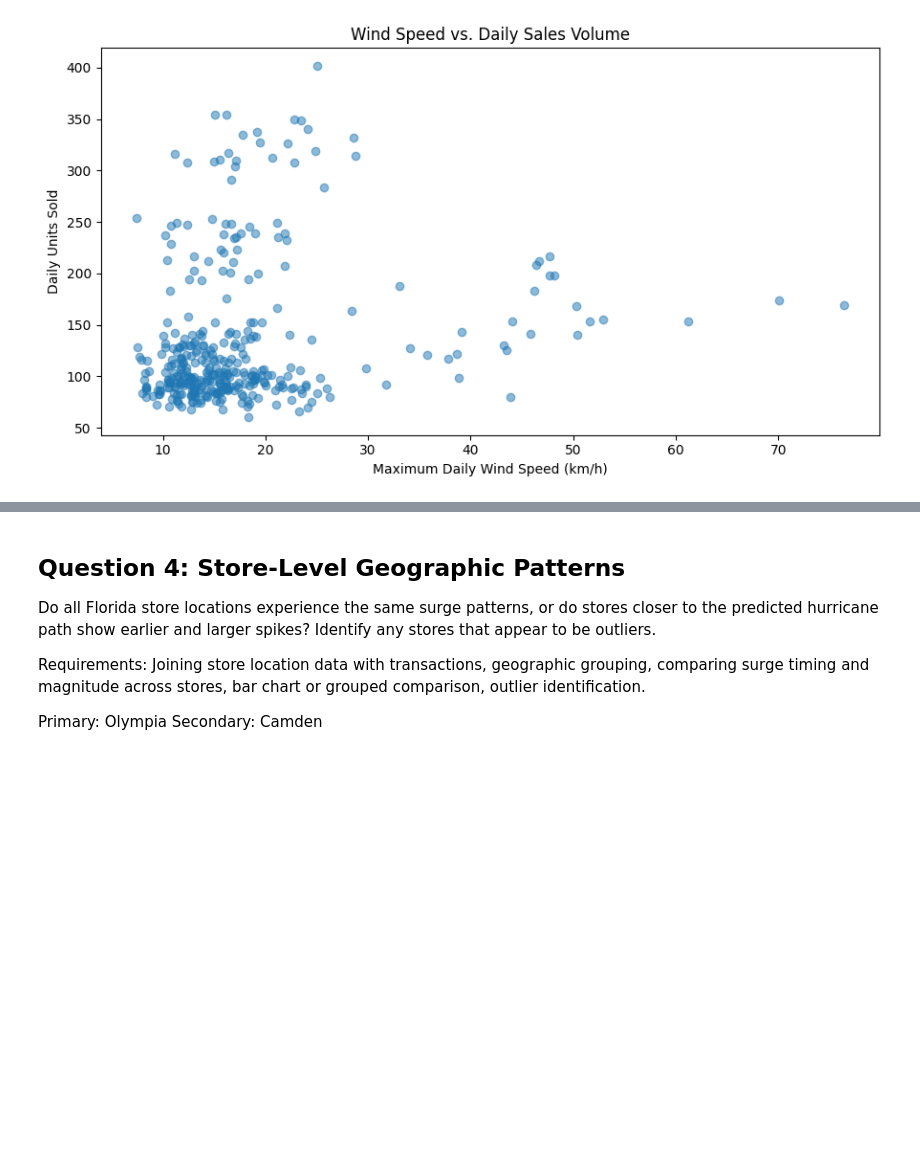
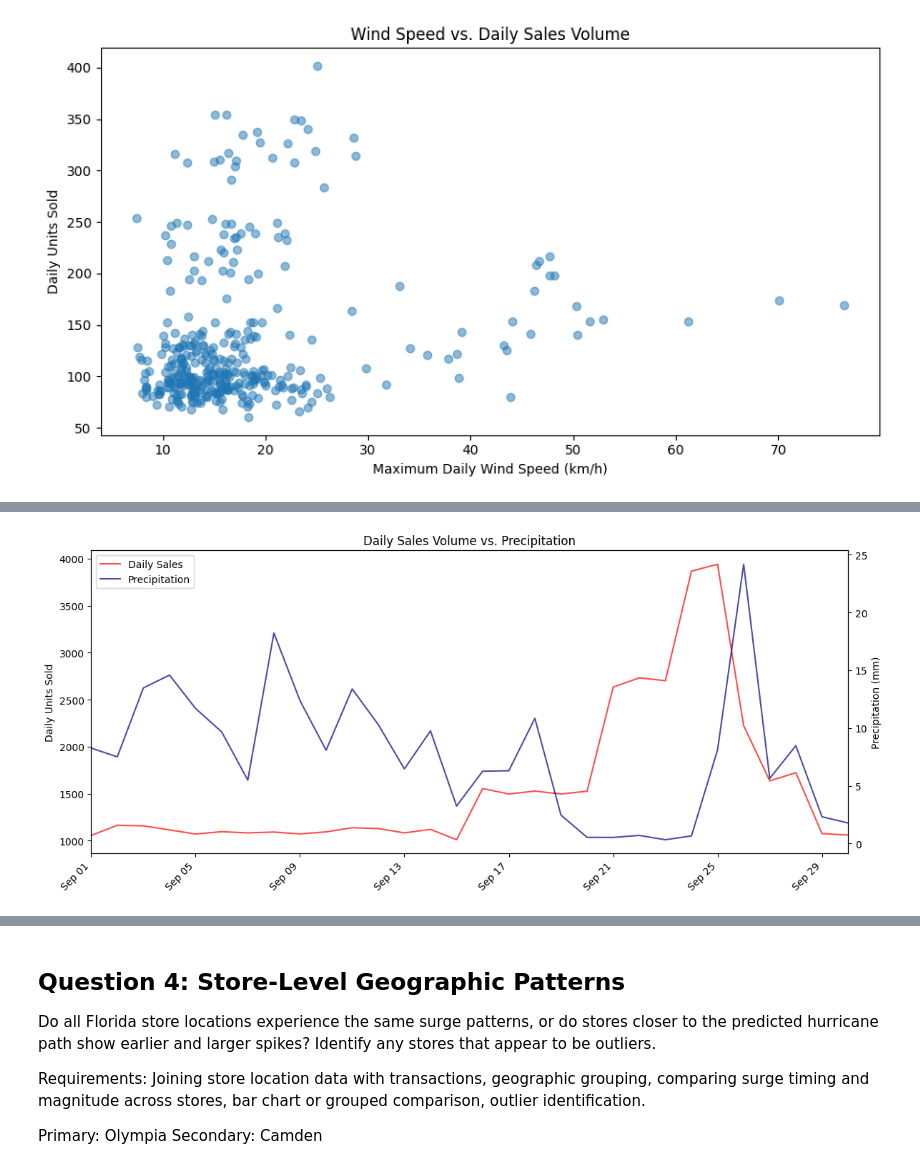
Before and after one commit to ciara-graves/walmart-hurricane-project, a Jupyter notebook: notebooks/DS2002_MidtermTeam_notebook.ipynb, the cells around one changed output, grey strips where cells are left out. Saved outputs shown, nothing was run; the diff lists cells and outputs as text; code cells hidden in the pictures; blank space fills up the shorter version.

```diff
--- a/notebooks/DS2002_MidtermTeam_notebook.ipynb
+++ b/notebooks/DS2002_MidtermTeam_notebook.ipynb
@@ -2658,0 +2838,68 @@ Weather and joined datasets saved.
+# %%
+# 13
+# Check to make sure we need to aggregate the data before plotting
+#print("Total rows:", len(sales_weather))
+#print("Unique dates:", sales_weather['date'].nunique())
+#print("Duplicate dates:", sales_weather['date'].duplicated().sum())
+# how many rows for each date
+#sales_weather.groupby('date').size().sort_values(ascending=False).head(10)
+# viz
+# Time-Series Analysis (line chart) to see how purchasing changes with precipitation
+import matplotlib.pyplot as plt
+
+# Ensure dates are datetime
+sales_weather['date'] = pd.to_datetime(sales_weather['date'])
+
+# Aggregate to one observation per day across all stores
+daily = (
+    sales_weather.groupby('date', as_index=False)
+    .agg(
+        daily_units=('daily_units', 'sum'),
+        precip_mm=('precip_mm', 'mean'),
+        wind_max=('wind_max', 'mean'),
+        pressure_mean=('pressure_mean', 'mean')
+    )
+    .sort_values('date')
+)
+
+fig, ax1 = plt.subplots(figsize=(12, 5))
+
+# Daily sales
+line1, = ax1.plot(
+    daily['date'],
+    daily['daily_units'],
+    color='red',
+    alpha=0.7,
+    label='Daily Sales'
+)
+ax1.set_ylabel('Daily Units Sold')
+
+# Precipitation
+ax2 = ax1.twinx()
+line2, = ax2.plot(
+    daily['date'],
+    daily['precip_mm'],
+    color='navy',
+    alpha=0.7,
+    label='Precipitation'
+)
+ax2.set_ylabel('Precipitation (mm)')
+
+# Add legend for both lines
+ax1.legend(
+    handles=[line1, line2],
+    loc='upper left'
+)
+
+plt.title('Daily Sales Volume vs. Precipitation')
+fig.tight_layout()
+import matplotlib.dates as mdates
+
+ax1.xaxis.set_major_locator(mdates.AutoDateLocator())
+ax1.xaxis.set_major_formatter(mdates.DateFormatter('%b %d'))
+
+plt.setp(ax1.get_xticklabels(), rotation=45, ha='right')
+ax1.margins(x=0)
+plt.show()
+# %% [output]
+[figure, added]
```
Also changed, not shown: parts of 41 cells of this notebook.
